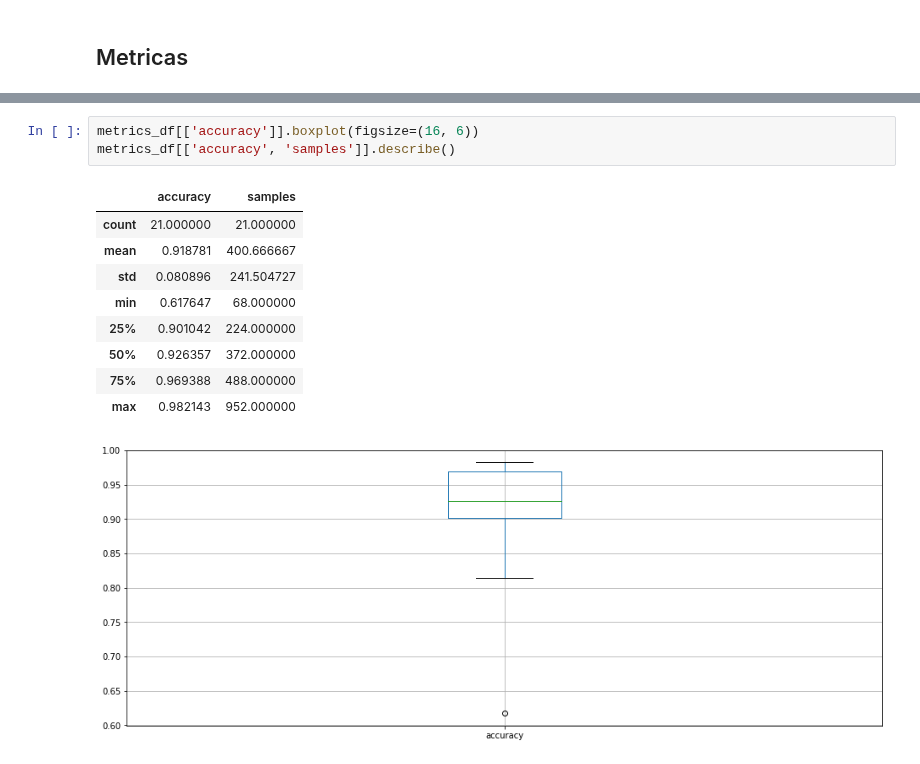
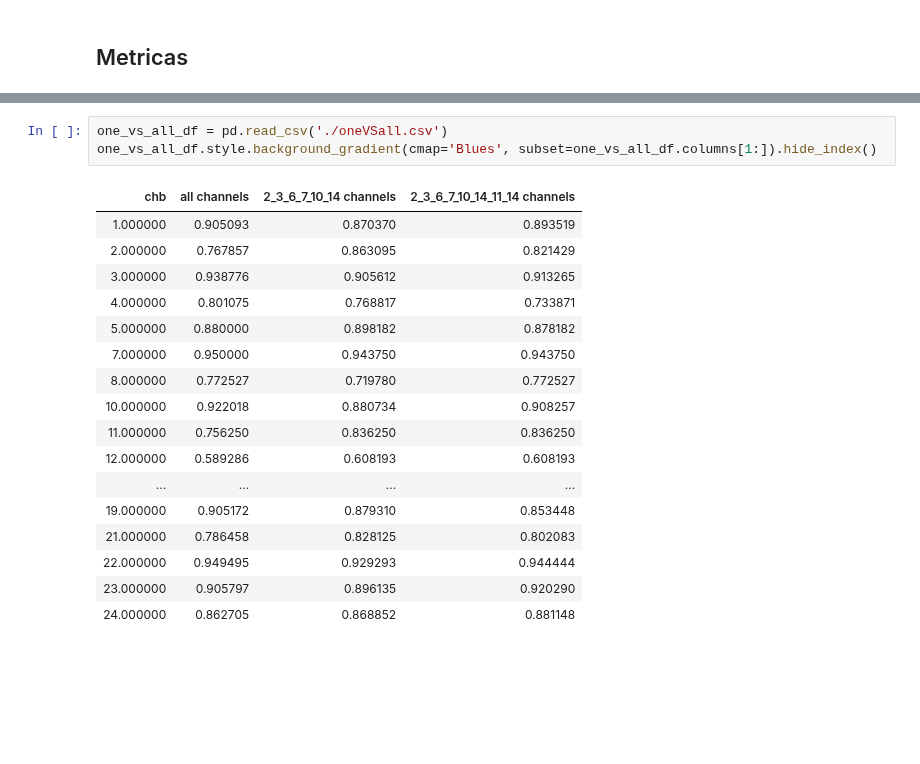
Before and after one commit to newtmagalhaes/Machine-Learning, a Jupyter notebook: ML/f02-chb/03-oneVSall.ipynb, the cells around one changed output, grey strips where cells are left out. Drawn from its saved outputs; the diff is of its cells as text; blank space fills up the shorter version.

```diff
--- a/ML/f02-chb/03-oneVSall.ipynb
+++ b/ML/f02-chb/03-oneVSall.ipynb
@@ -161,14 +79,21 @@ metrics_df.sort_values(by='accuracy', ascending=False).style.background_gradient
-# %%
-metrics_df[['accuracy']].boxplot(figsize=(16, 6))
-metrics_df[['accuracy', 'samples']].describe()
-# %% [output]
-|  | accuracy | samples |
-| count | 21.000000 | 21.000000 |
-| mean | 0.918781 | 400.666667 |
-| std | 0.080896 | 241.504727 |
-| min | 0.617647 | 68.000000 |
-| 25% | 0.901042 | 224.000000 |
-| 50% | 0.926357 | 372.000000 |
-| 75% | 0.969388 | 488.000000 |
-| max | 0.982143 | 952.000000 |
-[figure, removed]
+# %%
+one_vs_all_df = pd.read_csv('./oneVSall.csv')
+one_vs_all_df.style.background_gradient(cmap='Blues', subset=one_vs_all_df.columns[1:]).hide_index()
+# %% [output]
+| chb | all channels | 2_3_6_7_10_14 channels | 2_3_6_7_10_14_11_14 channels |
+| 1.000000 | 0.905093 | 0.870370 | 0.893519 |
+| 2.000000 | 0.767857 | 0.863095 | 0.821429 |
+| 3.000000 | 0.938776 | 0.905612 | 0.913265 |
+| 4.000000 | 0.801075 | 0.768817 | 0.733871 |
+| 5.000000 | 0.880000 | 0.898182 | 0.878182 |
+| 7.000000 | 0.950000 | 0.943750 | 0.943750 |
+| 8.000000 | 0.772527 | 0.719780 | 0.772527 |
+| 10.000000 | 0.922018 | 0.880734 | 0.908257 |
+| 11.000000 | 0.756250 | 0.836250 | 0.836250 |
+| 12.000000 | 0.589286 | 0.608193 | 0.608193 |
+| ... | ... | ... | ... |
+| 19.000000 | 0.905172 | 0.879310 | 0.853448 |
+| 21.000000 | 0.786458 | 0.828125 | 0.802083 |
+| 22.000000 | 0.949495 | 0.929293 | 0.944444 |
+| 23.000000 | 0.905797 | 0.896135 | 0.920290 |
+| 24.000000 | 0.862705 | 0.868852 | 0.881148 |
```
Also changed, not shown: parts of 14 cells of this notebook, 1 other file.
